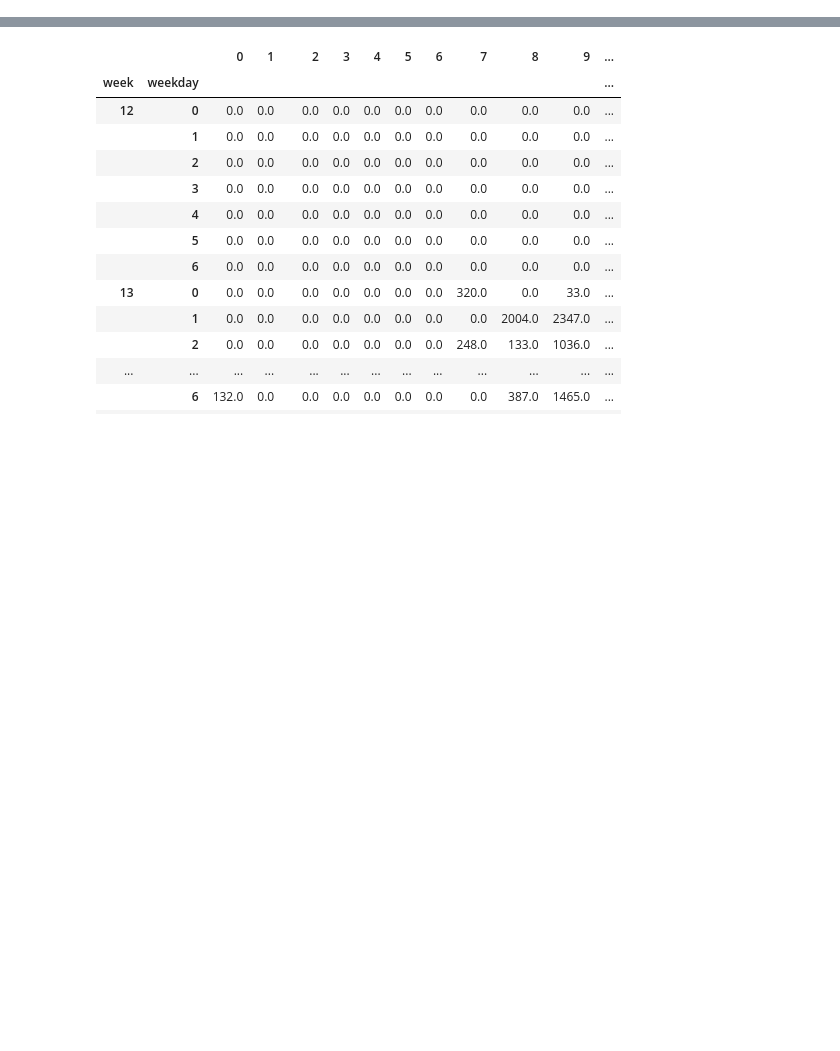
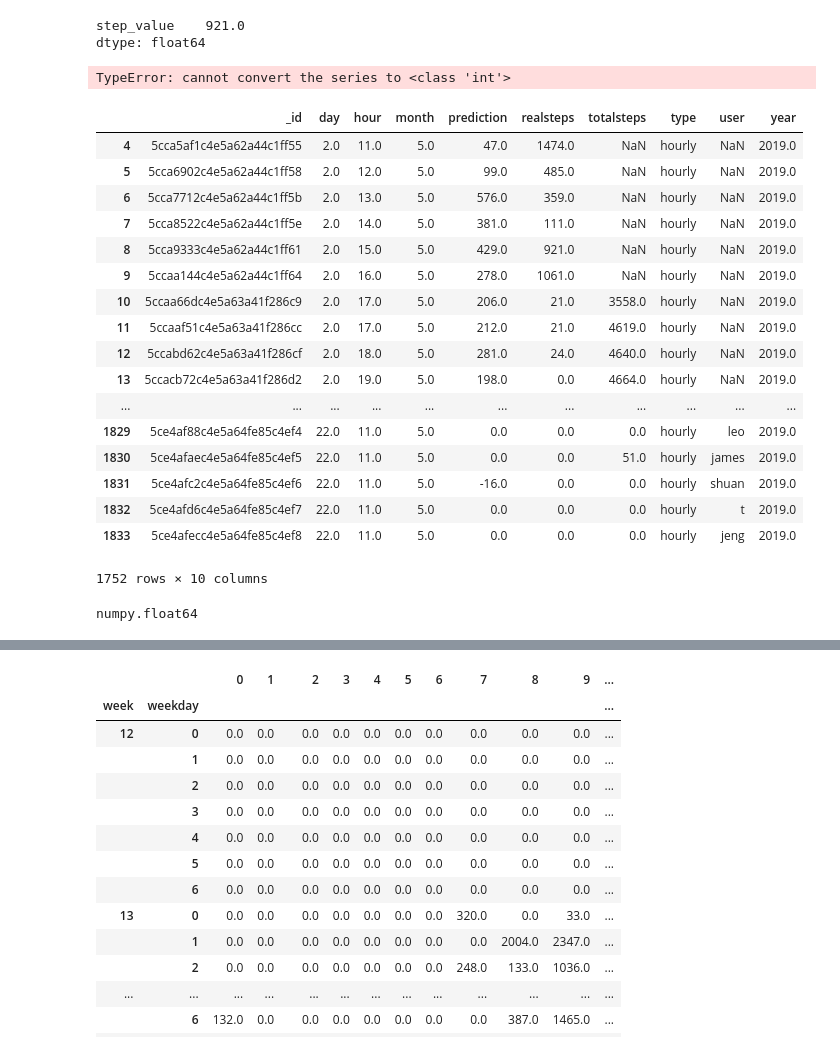
Before and after one commit to jameslee5656/2018Project-Tracker, a Jupyter notebook: predict/5_8_step_analysis.ipynb, the cells around one changed output, grey strips where cells are left out. Drawn from its saved outputs; the diff is of its cells as text; code cells hidden in the pictures; blank space fills up the shorter version.

Commit message:
2019-5-22 update prediction

```diff
--- a/predict/5_8_step_analysis.ipynb
+++ b/predict/5_8_step_analysis.ipynb
@@ -51,3 +36,60 @@ df['step_value'] = df['step_value'].astype(float)
 df['weekday'] = df['timestamp'].apply(lambda x: datetime.datetime.fromtimestamp(x).strftime('%w'))
 df['week'] = df['timestamp'].apply(lambda x: datetime.datetime.fromtimestamp(x).isocalendar()[1]
           - (datetime.datetime.fromtimestamp(x).isoweekday() < 7)) # do this so that week may start on monday
+# %%
+collection = [db.prediction]
+for col in collection:
+    cursor = col.find({})
+    df_prediction = pd.DataFrame(list(cursor))
+# %%
+start = datetime.datetime(year = 2019, month = 5, day = 2, hour=15).timestamp()
+end = datetime.datetime(year = 2019, month = 5, day = 2, hour=16).timestamp()
+df.loc[(df['timestamp'] < end) & (df['timestamp'] > start),['step_value']].sum()
+# %% [output]
+step_value    921.0
+dtype: float64
+# %%
+# df_prediction = df_prediction[4:]
+df_prediction[''] = df.loc[(df['timestamp'] < datetime.datetime(
+    year = df_prediction['year'],month = df_prediction['month'], day = df_prediction['month'], hour=df_prediction['hour']).timestamp()) &
+    (df['timestamp'] > datetime.datetime(
+    year = df_prediction['year'],month = df_prediction['month'], day = df_prediction['month'], hour=df_prediction['hour'] + 1).timestamp()),['step_value']].sum()
+# %% [output]
+TypeError: cannot convert the series to <class 'int'>
+# %%
+df_pre = pd.DataFrame({})
+for index, rows in df_prediction.iterrows():
+    if rows['type'] == 'hourly':
+        start = datetime.datetime(
+        year = rows['year'],month = rows['month'], day = rows['day'], hour=int(rows['hour'])).timestamp()
+        end = start + 60*60
+#         print(df.loc[(df['timestamp'] < end) & (df['timestamp'] > start),['step_value']].sum())
+#         print(int(df.loc[(df['timestamp'] < end) & (df['timestamp'] > start),['step_value']].sum()))
+        rows['realsteps'] = int(df.loc[(df['timestamp'] < end) & (df['timestamp'] > start),['step_value']].sum())
+        df_pre = df_pre.append(rows)
+# %%
+df_pre
+# %% [output]
+|  | _id | day | hour | month | prediction | realsteps | totalsteps | type | user | year |
+| 4 | 5cca5af1c4e5a62a44c1ff55 | 2.0 | 11.0 | 5.0 | 47.0 | 1474.0 | NaN | hourly | NaN | 2019.0 |
+| 5 | 5cca6902c4e5a62a44c1ff58 | 2.0 | 12.0 | 5.0 | 99.0 | 485.0 | NaN | hourly | NaN | 2019.0 |
+| 6 | 5cca7712c4e5a62a44c1ff5b | 2.0 | 13.0 | 5.0 | 576.0 | 359.0 | NaN | hourly | NaN | 2019.0 |
+| 7 | 5cca8522c4e5a62a44c1ff5e | 2.0 | 14.0 | 5.0 | 381.0 | 111.0 | NaN | hourly | NaN | 2019.0 |
+| 8 | 5cca9333c4e5a62a44c1ff61 | 2.0 | 15.0 | 5.0 | 429.0 | 921.0 | NaN | hourly | NaN | 2019.0 |
+| 9 | 5ccaa144c4e5a62a44c1ff64 | 2.0 | 16.0 | 5.0 | 278.0 | 1061.0 | NaN | hourly | NaN | 2019.0 |
+| 10 | 5ccaa66dc4e5a63a41f286c9 | 2.0 | 17.0 | 5.0 | 206.0 | 21.0 | 3558.0 | hourly | NaN | 2019.0 |
+| 11 | 5ccaaf51c4e5a63a41f286cc | 2.0 | 17.0 | 5.0 | 212.0 | 21.0 | 4619.0 | hourly | NaN | 2019.0 |
+| 12 | 5ccabd62c4e5a63a41f286cf | 2.0 | 18.0 | 5.0 | 281.0 | 24.0 | 4640.0 | hourly | NaN | 2019.0 |
+| 13 | 5ccacb72c4e5a63a41f286d2 | 2.0 | 19.0 | 5.0 | 198.0 | 0.0 | 4664.0 | hourly | NaN | 2019.0 |
+| ... | ... | ... | ... | ... | ... | ... | ... | ... | ... | ... |
+| 1829 | 5ce4af88c4e5a64fe85c4ef4 | 22.0 | 11.0 | 5.0 | 0.0 | 0.0 | 0.0 | hourly | leo | 2019.0 |
+| 1830 | 5ce4afaec4e5a64fe85c4ef5 | 22.0 | 11.0 | 5.0 | 0.0 | 0.0 | 51.0 | hourly | james | 2019.0 |
+| 1831 | 5ce4afc2c4e5a64fe85c4ef6 | 22.0 | 11.0 | 5.0 | -16.0 | 0.0 | 0.0 | hourly | shuan | 2019.0 |
+| 1832 | 5ce4afd6c4e5a64fe85c4ef7 | 22.0 | 11.0 | 5.0 | 0.0 | 0.0 | 0.0 | hourly | t | 2019.0 |
+| 1833 | 5ce4afecc4e5a64fe85c4ef8 | 22.0 | 11.0 | 5.0 | 0.0 | 0.0 | 0.0 | hourly | jeng | 2019.0 |
+1752 rows × 10 columns
+# %%
+df['timestamp'] < df_pre['datetimestart']
+# type(df['timestamp'].iloc[0])
+# %% [output]
+numpy.float64
```
Also changed, not shown: parts of 3 cells of this notebook, 5 other files.
